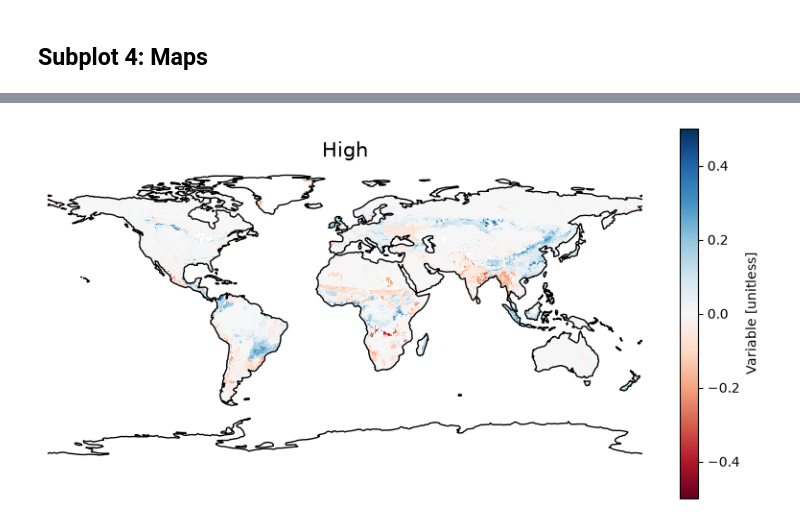
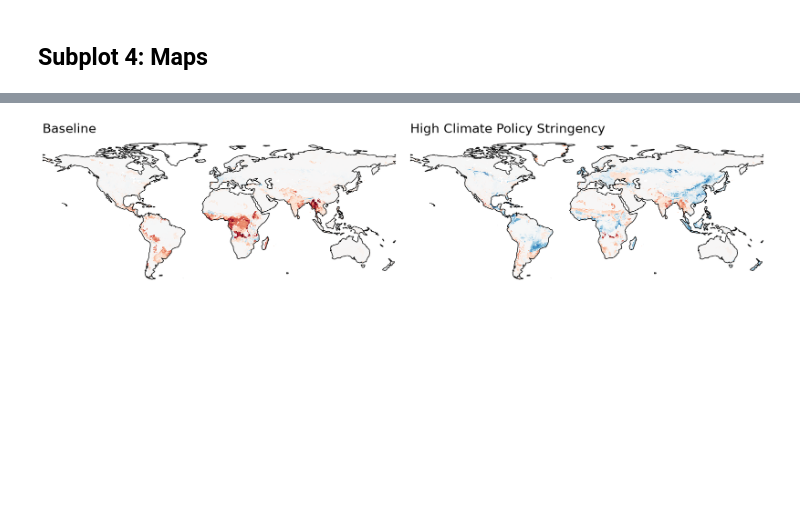
Before and after one commit to jansteinhauser/MM_scripts, a Jupyter notebook: Bio-Bio/Plot1.ipynb, the cells around one changed output, grey strips where cells are left out. Drawn from its saved outputs; the diff is of its cells as text; code cells hidden in the pictures; blank space fills up the shorter version.

```diff
--- a/Bio-Bio/Plot1.ipynb
+++ b/Bio-Bio/Plot1.ipynb
@@ -462,4 +418,28 @@ map_base = plot_bii_map(ncpath_base, "Baseline")
-# %%
-map_high = plot_bii_map(ncpath_high, "High")
-# %% [output]
-[figure, removed]
+# %%
+def plot_bii_ax(ncf_path, axis, title = "test", cb=False):
+    nc = data_folder + ncf_path + ncname
+    delta = netcdf_delta_prep(nc)
+    #fig = plt.figure(figsize=(7, 5), facecolor='white')
+    #axis = plt.axes(ax=axis, projection=ccrs.PlateCarree(), ylim=[-63,90], frameon=False)
+    vm = 0.4
+    map = 0
+    if cb:
+        map = delta['Variable'].plot(ax=axis,transform=ccrs.PlateCarree(), vmin=-vm, vmax=vm, cmap='RdBu', cbar_kwargs={'ticks': [-vm,-vm/2,0,vm/2,vm], 'location':"bottom", 'fraction':0.1, 'aspect': 10})
+        map.colorbar.axis.tick_params(labelsize=fs)
+        map.colorbar.set_label(label = r'BII $\Delta$ 1995-2100', size=fs_redux)
+
+    else:
+        map = delta['Variable'].plot(ax=axis,transform=ccrs.PlateCarree(), vmin=-vm, vmax=vm, cmap='RdBu', add_colorbar=False)
+    axis.coastlines()
+    axis.set_title(title, loc='left',fontsize = fs, horizontalalignment = "left")
+
+#fig1_4, axes = plt.subplots(nrows=1, ncols=2, figsize=(14, 5))
+fig1_4, axes = plt.subplots(1, 2, figsize=(16, 10), subplot_kw={'projection': ccrs.PlateCarree(), 'ylim':[-63,90], 'frameon':False})
+plot_bii_ax(ncpath_base, axes[0], "Baseline", False)
+plot_bii_ax(ncpath_high, axes[1], "High Climate Policy Stringency", False)
+axes[0].set_position([0, 0, 0.49, 0.49])
+axes[1].set_position([0.51, 0, 0.49, 0.49])
+
+fig1_4.savefig(figure_folder + "fig1_4.png", bbox_inches = "tight")
+# %% [output]
+[figure, added]
```
Also changed, not shown: parts of 9 cells of this notebook.
